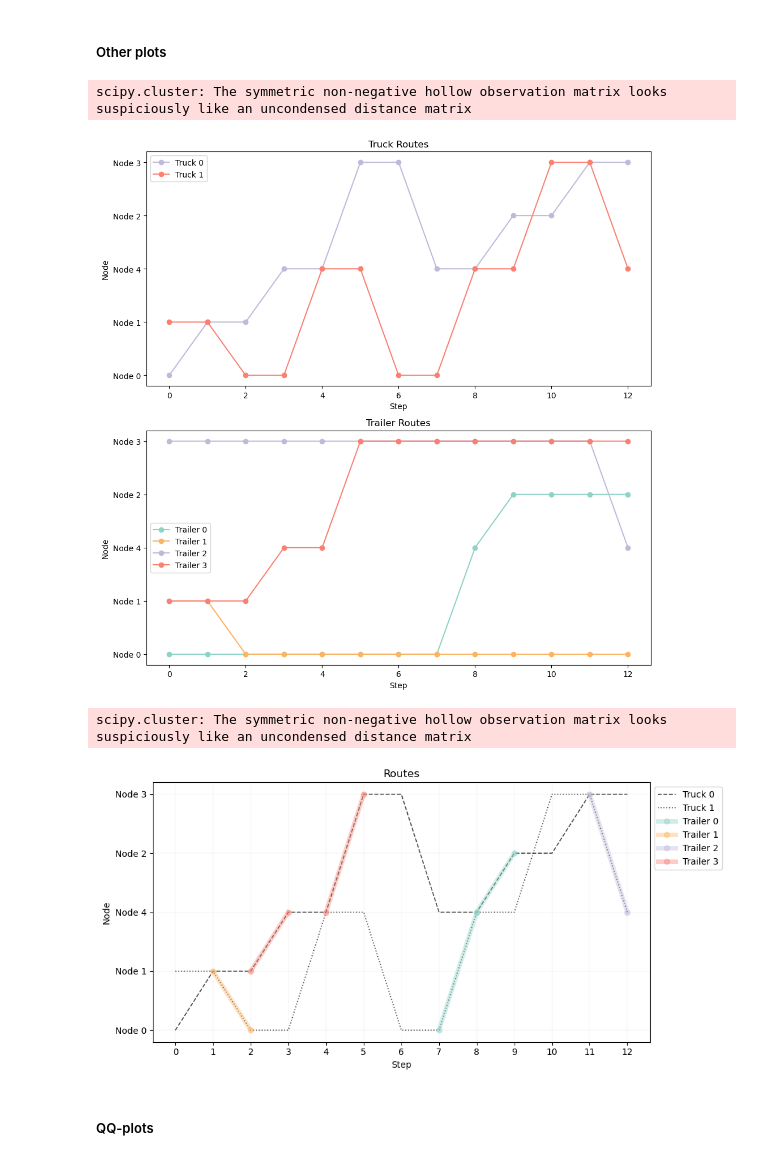
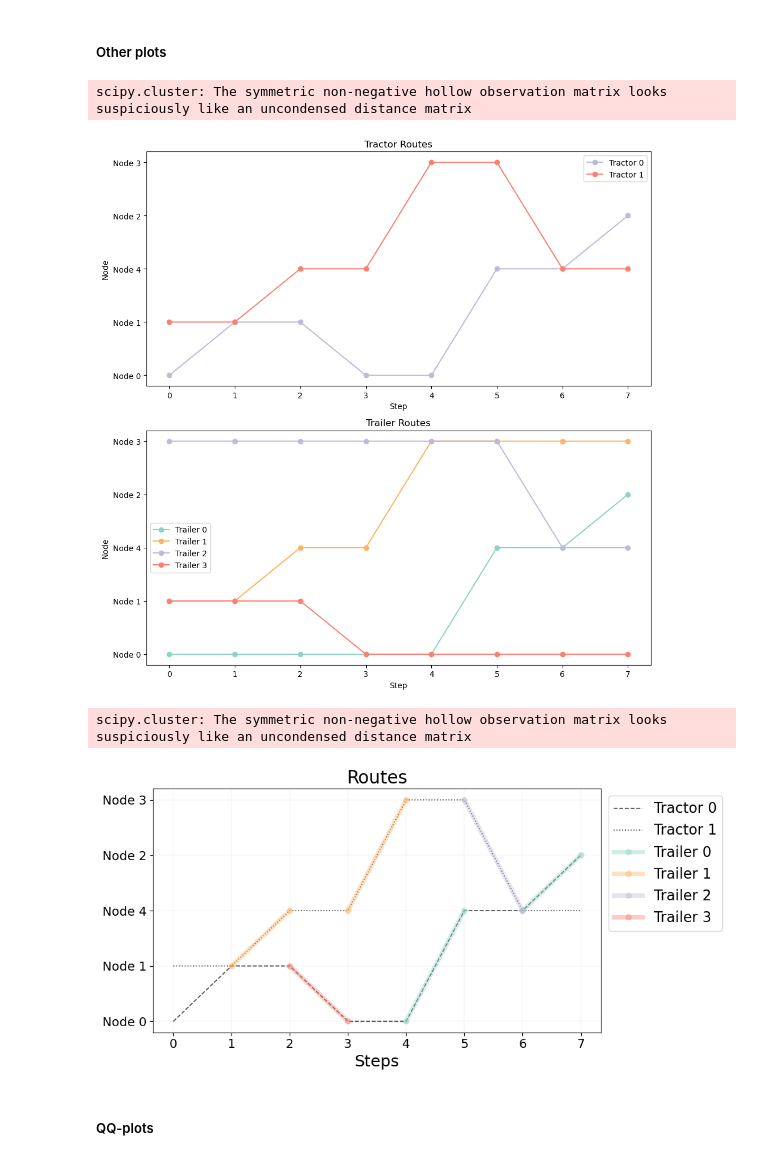
Before and after one commit to kfragkedaki/Master_Thesis, a Jupyter notebook: src/notebooks/plt_evrp.ipynb, the cells around one changed output. Saved outputs shown, nothing was run; the diff lists cells and outputs as text; code cells hidden in the pictures.

```diff
--- a/src/notebooks/plt_evrp.ipynb
+++ b/src/notebooks/plt_evrp.ipynb
@@ -23,8 +25,16 @@ from src.problems import EVRP
 # model, _ = load_model('../../outputs/evrp_5/rollout_20230720T132105') # model to compare with the other epochs 18
 # model, _ = load_model('../../outputs/evrp_5/rollout_20230725T213940') # model to compare with the other epochs 30 without extra costs
 # model, _ = load_model('../../outputs/evrp_5/rollout_20230803T184242') # changed cost function model to compare
-model, _ = load_model('../../outputs/evrp_5/rollout_20230804T020006/epoch-14.pt') # changed cost function model to compare (normal reward func)
-# model, _ = load_model('../../outputs/evrp_5/rollout_20230804T110440') # changed cost function model to compare (normal reward func) / NAdam
+# model, _ = load_model('../../runs/evrp_5/rollout_20230812T213543') #
+# "batch_size": 512,
+#   "hyperparameter_tuning": true,
+#   "lr_model": 3.615266142324226e-05,
+#   "n_encode_layers": 3,
+#   "n_epochs": 32,
+#   "optimizer_class": "NAdam"
+# model, _ = load_model('../../runs/evrp_5/rollout_20230814T133518') # changed cost function model to compare (normal reward func)
+
+model, _ = load_model('../model') # changed cost function model to compare (normal reward func) / NAdam
 
 model.eval()  # Put in evaluation mode to not track gradients
 # %% [output]
@@ -623,7 +653,7 @@ colors = get_trailer_colors(len(tours_trailers_with_time)+1)
 for truck_idx, truck_route in tours_trucks_with_time.items():
     # y_values = [node_positions[node] for node in truck_route]
     y_values = [node_positions.tolist().index(node) for node in truck_route]
-    ax[0].plot(y_values,  marker='o',label=f'Truck {truck_idx}', color=colors[truck_idx+2])
+    ax[0].plot(y_values,  marker='o',label=f'Tractor {truck_idx}', color=colors[truck_idx+2])
 
 # Plot trailer routes
 for trailer_idx, trailer_route in tours_trailers_with_time.items():
@@ -632,7 +662,7 @@ for trailer_idx, trailer_route in tours_trailers_with_time.items():
     ax[1].plot(y_values,  marker='o', label=f'Trailer {trailer_idx}', color=colors[trailer_idx])
 
 # Set plot labels
-ax[0].set_title('Truck Routes')
+ax[0].set_title('Tractor Routes')
 ax[0].set_xlabel('Step')
 ax[0].set_ylabel('Node')
 ax[0].legend()
@@ -649,11 +679,11 @@ ax[1].set_yticks(range(len(node_positions)))
 ax[1].set_yticklabels(node_labels)
 
 plt.tight_layout()
-plt.savefig(f"../images/evrp/truck_routes_{example_name}.png")
+plt.savefig(f"../images/evrp/truck_routes_{example_name}.png", dpi=300, bbox_inches='tight')
 plt.show()
 # %% [output]
 scipy.cluster: The symmetric non-negative hollow observation matrix looks suspiciously like an uncondensed distance matrix
-[figure, old version]
+[figure, new version]
 # %%
 def find_movement_windows(tours):
     movement_windows = {}
@@ -688,41 +718,42 @@ colors = get_trailer_colors(len(tours_trailers_with_time)+1)
 
 # Plot all points for trucks and trailers
 for truck_idx, truck_route in enumerate(tours_trucks_with_time.values()):
     y_values = [node_positions.tolist().index(node) for node in truck_route]
     # ax.scatter(range(len(y_values)), [x-0.15 for x in y_values], color='black', marker='o', alpha=0.9)
-    ax.plot(y_values, linestyle=linestyles[truck_idx % len(linestyles)], color='black',alpha=0.7, label=f'Truck {truck_idx}', linewidth=1.2)
+    ax.plot(y_values, linestyle=linestyles[truck_idx % len(linestyles)], color='black',alpha=0.7, label=f'Tractor {truck_idx}', linewidth=1.2)
 
 time_windows = find_movement_windows(tours_trailers_with_time)
 # Plot trailer routes within time windows
 for trailer_idx, trailer_route in enumerate(tours_trailers_with_time.values()):
     for window_start, window_end in time_windows[trailer_idx]:
         y_values_window = [node_positions.tolist().index(node) for node in trailer_route[window_start:window_end+1]]
         ax.plot([x for x in range(window_start, window_end+1)], y_values_window, linestyle='-', marker="o", linewidth=5, color=colors[trailer_idx], alpha=0.4, label=f'Trailer {trailer_idx}')
 
 # Set plot labels
-ax.set_title('Routes')
-ax.set_xlabel('Step')
-ax.set_ylabel('Node')
+ax.set_title('Routes', fontdict={"fontsize":"20"})
+ax.set_xlabel('Steps', fontdict={"fontsize":"18"})
+# ax.set_ylabel('Node', fontdict={"fontsize":"18"})
 
 handles, labels = ax.get_legend_handles_labels()
 unique = [(h, l) for i, (h, l) in enumerate(zip(handles, labels)) if l not in labels[:i]]
-ax.legend(*zip(*unique), bbox_to_anchor=(1, 1))
+ax.legend(*zip(*unique), bbox_to_anchor=(1, 1), fontsize=16)
 
 ax.set_yticks(range(len(node_positions)))
-ax.set_yticklabels(node_labels)
+ax.set_yticklabels(node_labels, fontsize=14)
 
 # add grid
 ax.grid(True, linewidth=0.1)
 # set xticks to be integers
 num_steps = len(next(iter(tours_trucks_with_time.values())))
 ax.set_xticks(np.arange(num_steps))
+ax.set_xticklabels(np.arange(num_steps), fontsize=14)
 
 plt.tight_layout()
-plt.savefig(f"../images/evrp/route_{example_name}.png")
+plt.savefig(f"../images/evrp/route_{example_name}.png", dpi=300, bbox_inches='tight')
 plt.show()
 # %% [output]
 scipy.cluster: The symmetric non-negative hollow observation matrix looks suspiciously like an uncondensed distance matrix
-[figure, old version]
+[figure, new version]
 # %% [markdown]
 ##### QQ-plots
 # %%
```
Also changed, not shown: parts of 14 cells of this notebook, 42 other files.
